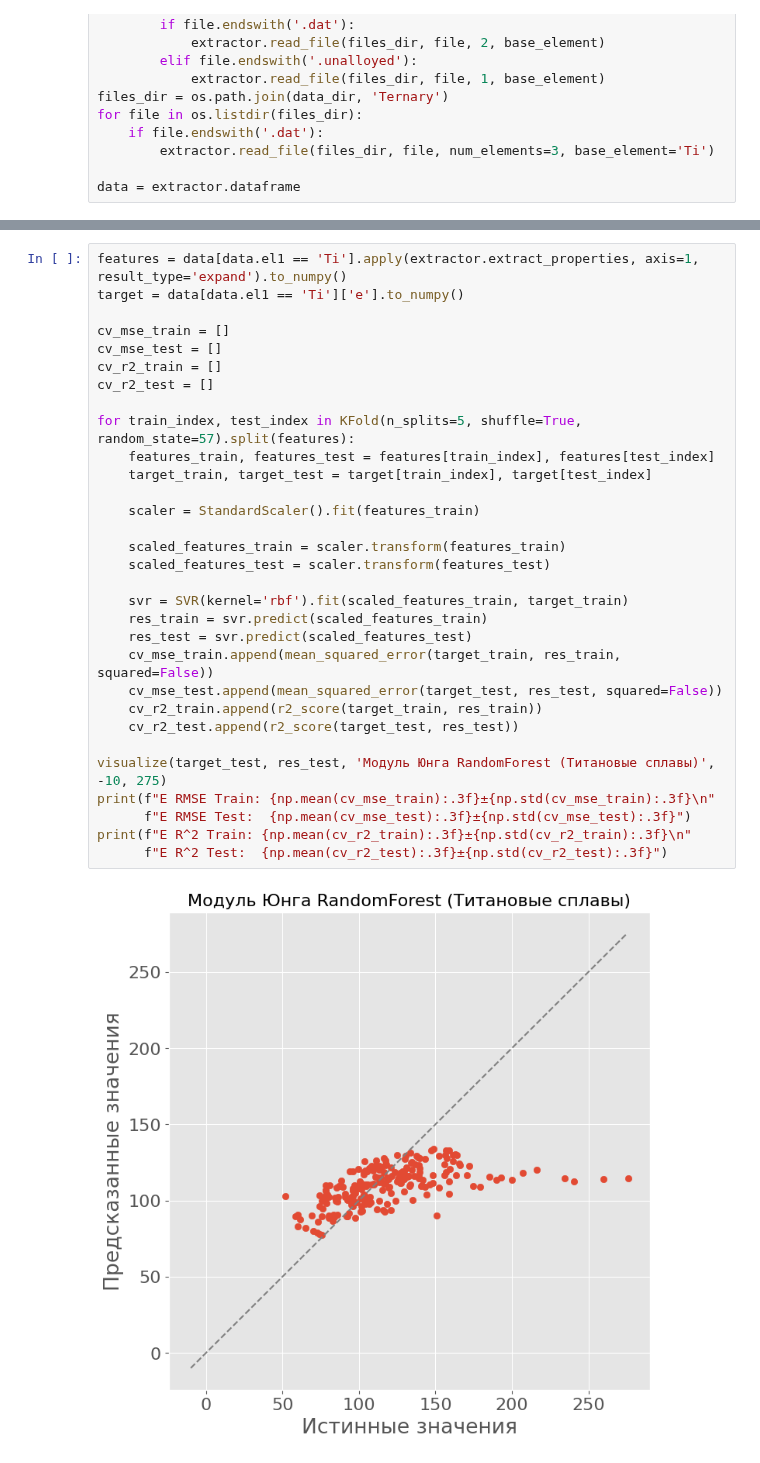
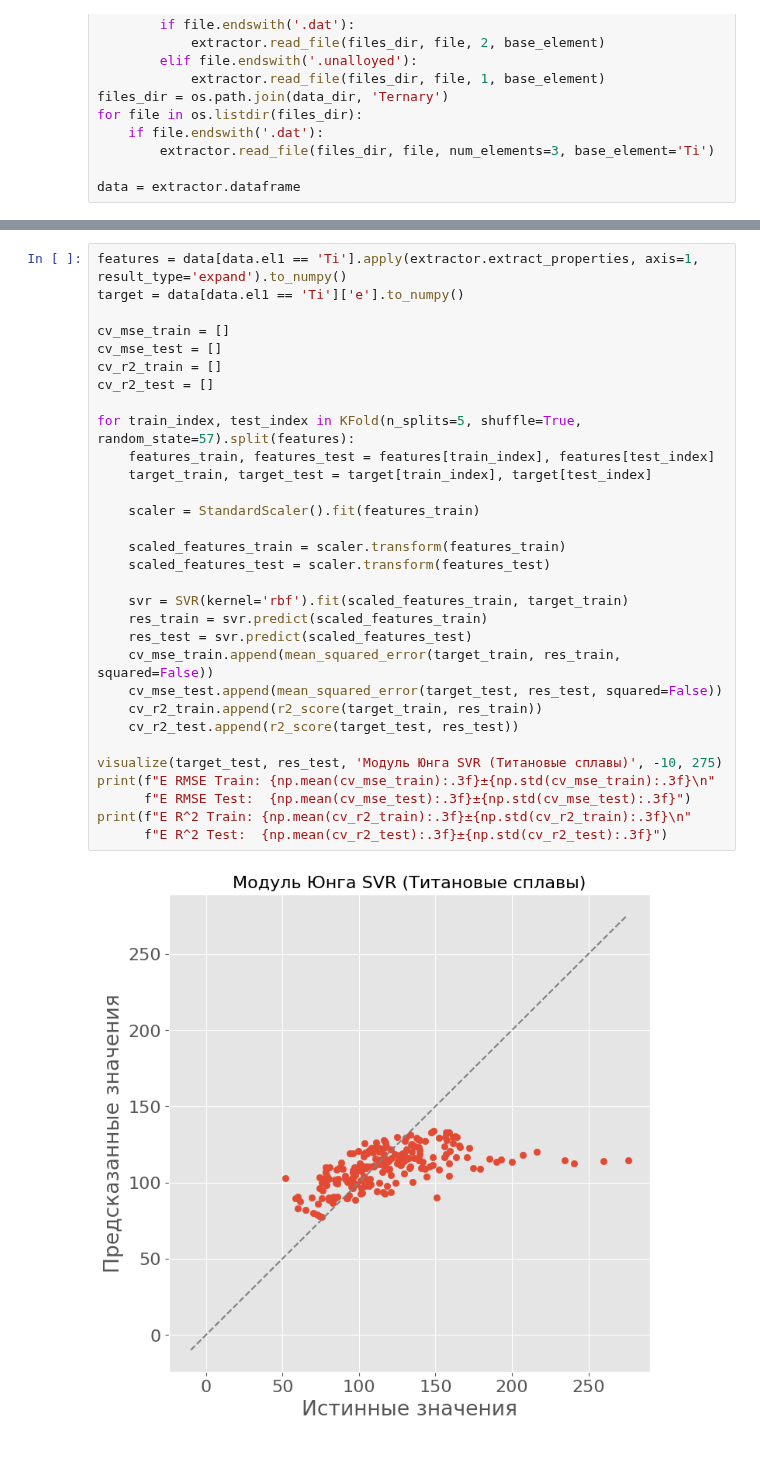
Before and after one commit to Avagr/Prac_MISIS, a Jupyter notebook: Scripts/svr.ipynb, the cells around one changed output, grey strips where cells are left out. Cells and saved outputs as stored; diff of their text form.

```diff
--- a/Scripts/svr.ipynb
+++ b/Scripts/svr.ipynb
@@ -151,35 +151,35 @@ A R^2 Test:  0.825±0.019
 features = data[data.el1 == 'Ti'].apply(extractor.extract_properties, axis=1, result_type='expand').to_numpy()
 target = data[data.el1 == 'Ti']['e'].to_numpy()
 
 cv_mse_train = []
 cv_mse_test = []
 cv_r2_train = []
 cv_r2_test = []
 
 for train_index, test_index in KFold(n_splits=5, shuffle=True, random_state=57).split(features):
     features_train, features_test = features[train_index], features[test_index]
     target_train, target_test = target[train_index], target[test_index]
 
     scaler = StandardScaler().fit(features_train)
 
     scaled_features_train = scaler.transform(features_train)
     scaled_features_test = scaler.transform(features_test)
 
     svr = SVR(kernel='rbf').fit(scaled_features_train, target_train)
     res_train = svr.predict(scaled_features_train)
     res_test = svr.predict(scaled_features_test)
     cv_mse_train.append(mean_squared_error(target_train, res_train, squared=False))
     cv_mse_test.append(mean_squared_error(target_test, res_test, squared=False))
     cv_r2_train.append(r2_score(target_train, res_train))
     cv_r2_test.append(r2_score(target_test, res_test))
 
-visualize(target_test, res_test, 'Модуль Юнга RandomForest (Титановые сплавы)', -10, 275)
+visualize(target_test, res_test, 'Модуль Юнга SVR (Титановые сплавы)', -10, 275)
 print(f"E RMSE Train: {np.mean(cv_mse_train):.3f}±{np.std(cv_mse_train):.3f}\n"
       f"E RMSE Test:  {np.mean(cv_mse_test):.3f}±{np.std(cv_mse_test):.3f}")
 print(f"E R^2 Train: {np.mean(cv_r2_train):.3f}±{np.std(cv_r2_train):.3f}\n"
       f"E R^2 Test:  {np.mean(cv_r2_test):.3f}±{np.std(cv_r2_test):.3f}")
 # %% [output]
-[figure, old version]
+[figure, new version]
 E RMSE Train: 26.136±0.753
 E RMSE Test:  26.280±3.479
 E R^2 Train: 0.300±0.014
```
Also changed, not shown: parts of 5 cells of this notebook, 1 other file.
